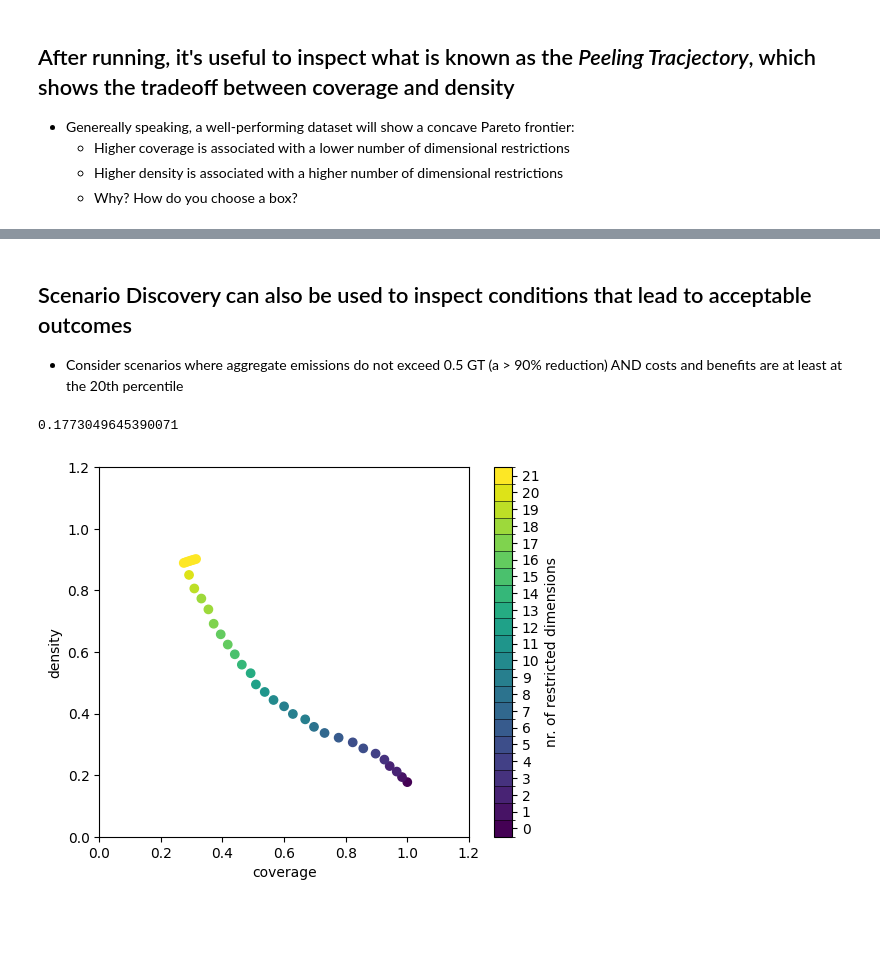
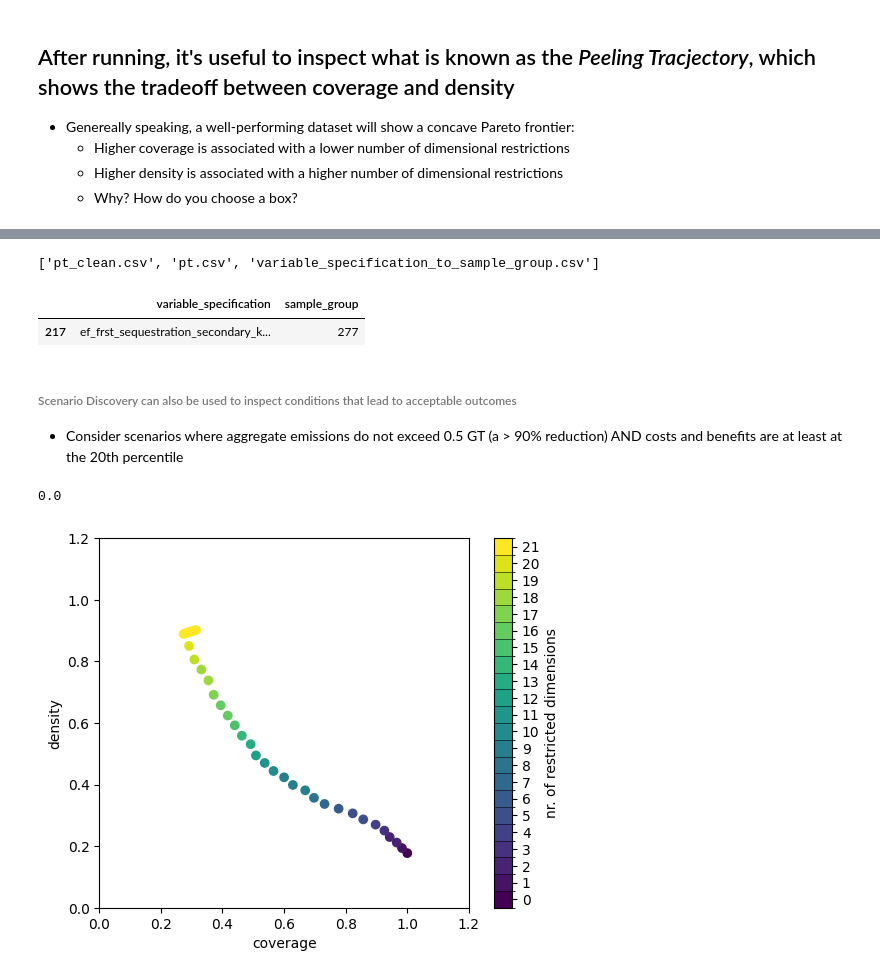
Before and after one commit to jcsyme/sdexplorer, a Jupyter notebook: explore_scenario_discovery.ipynb, the cells around one changed output, grey strips where cells are left out. Drawn from its saved outputs; the diff is of its cells as text; code cells hidden in the pictures; blank space fills up the shorter version.

Commit message:
updated scenario discovery notebook

```diff
--- a/explore_scenario_discovery.ipynb
+++ b/explore_scenario_discovery.ipynb
@@ -128,11 +168,21 @@ dir(prim)
+# %%
+os.listdir(dir_ref)
+# %% [output]
+['pt_clean.csv', 'pt.csv', 'variable_specification_to_sample_group.csv']
+# %%
+df_index = pd.read_csv(os.path.join(dir_ref, "variable_specification_to_sample_group.csv"))
+df_index[
+    df_index["sample_group"].isin([277])
+]
+# %% [output]
+|  | variable_specification | sample_group |
+| 217 | ef_frst_sequestration_secondary_k... | 277 |
 # %% [markdown]
-##  Scenario Discovery can also be used to inspect conditions that lead to acceptable outcomes
+###### Scenario Discovery can also be used to inspect conditions that lead to acceptable outcomes
 - Consider scenarios where aggregate emissions do not exceed 0.5 GT (a > 90% reduction) AND costs and benefits are at least at the 20th percentile
 # %%
 
 # some fields
-field_emission = "emission_co2e_TOTAL_50"
-field_cb = "cb_valueX"
 field_accept_0 = "a0"
 
 # get quantiles of net benefits and emissions
@@ -153,7 +203,7 @@ df_exploratory_data[field_accept_0] = vec_accept_0
 # fraction of cases that are acceptable
 sum(vec_accept_0)/df_exploratory_data.shape[0]
 # %% [output]
-0.1773049645390071
+0.0
 # %%
 # get input conditions to search over
 arr_x = df_exploratory_data[fields_x]
```
Also changed, not shown: parts of 19 cells of this notebook, 1 other file.
